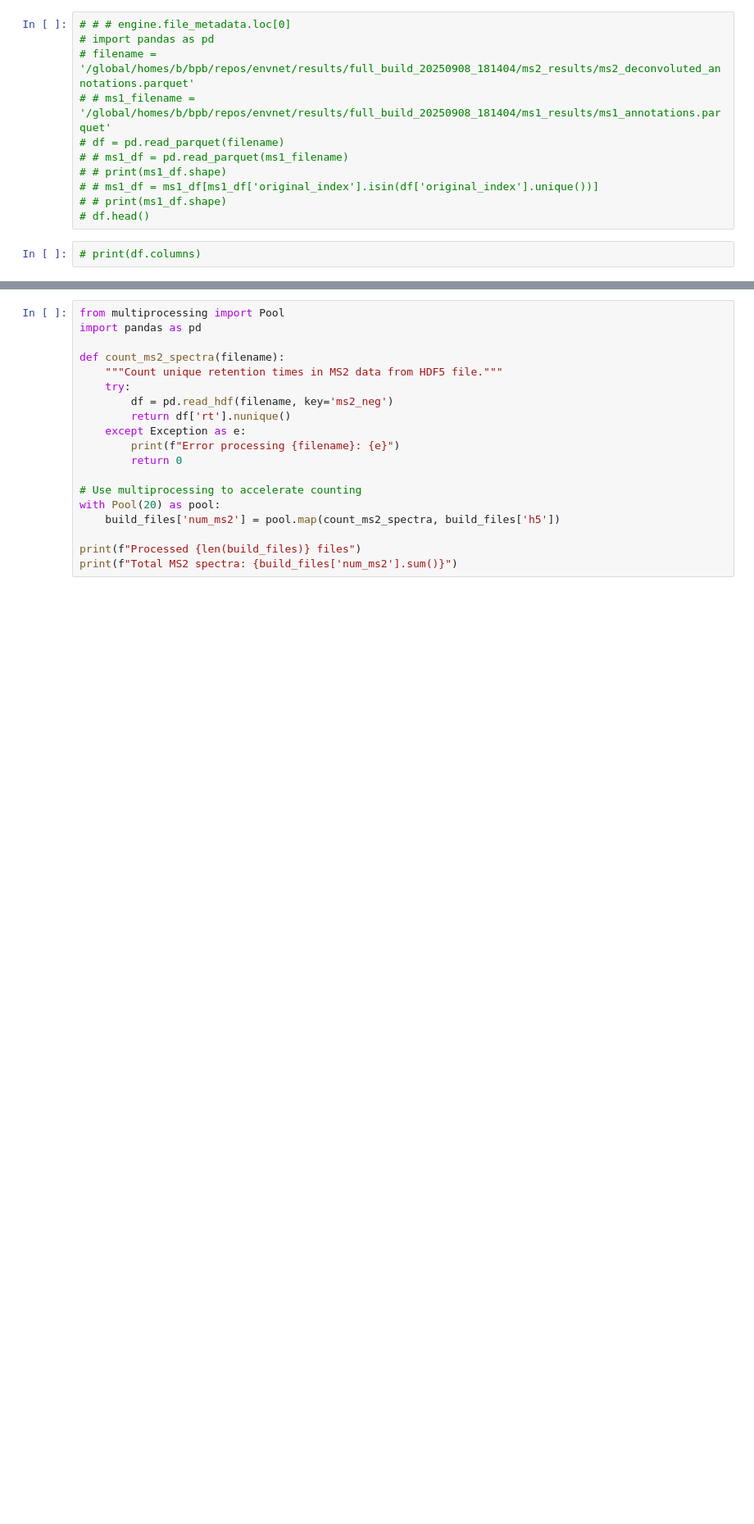
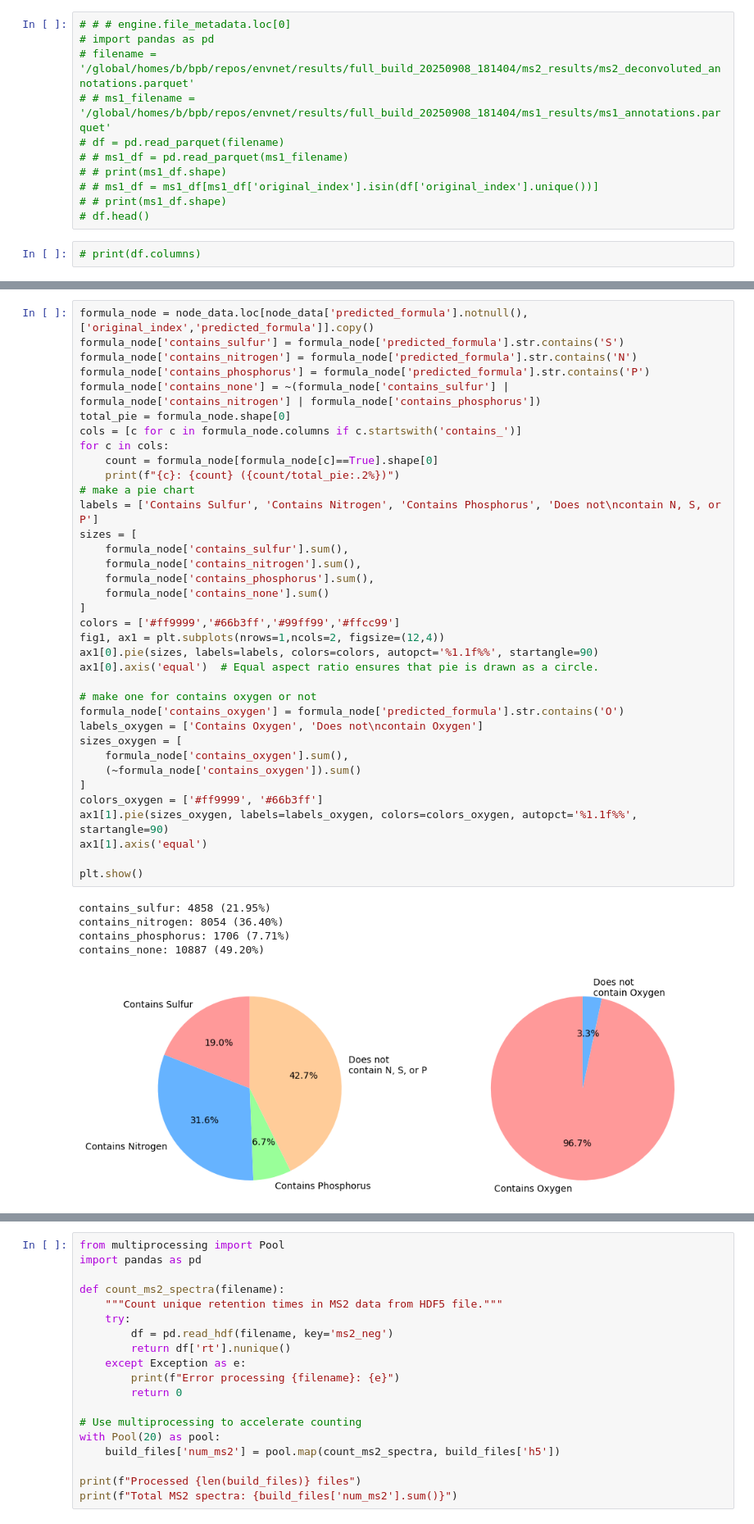
Before and after one commit to biorack/envnet, a Jupyter notebook: notebooks/make_components_of_figure1.ipynb, the cells around one changed output, grey strips where cells are left out. Shown at 82% size. Drawn from its saved outputs; the diff is of its cells as text; blank space fills up the shorter version.

```diff
--- a/notebooks/make_components_of_figure1.ipynb
+++ b/notebooks/make_components_of_figure1.ipynb
@@ -112,0 +159,42 @@ Columns: ['original_index', 'num_datapoints', 'rt_peak', 'peak_height', 'peak_ar
+# %%
+formula_node = node_data.loc[node_data['predicted_formula'].notnull(),['original_index','predicted_formula']].copy()
+formula_node['contains_sulfur'] = formula_node['predicted_formula'].str.contains('S')
+formula_node['contains_nitrogen'] = formula_node['predicted_formula'].str.contains('N')
+formula_node['contains_phosphorus'] = formula_node['predicted_formula'].str.contains('P')
+formula_node['contains_none'] = ~(formula_node['contains_sulfur'] | formula_node['contains_nitrogen'] | formula_node['contains_phosphorus'])
+total_pie = formula_node.shape[0]
+cols = [c for c in formula_node.columns if c.startswith('contains_')]
+for c in cols:
+    count = formula_node[formula_node[c]==True].shape[0]
+    print(f"{c}: {count} ({count/total_pie:.2%})")
+# make a pie chart
+labels = ['Contains Sulfur', 'Contains Nitrogen', 'Contains Phosphorus', 'Does not\ncontain N, S, or P']
+sizes = [
+    formula_node['contains_sulfur'].sum(),
+    formula_node['contains_nitrogen'].sum(),
+    formula_node['contains_phosphorus'].sum(),
+    formula_node['contains_none'].sum()
+]
+colors = ['#ff9999','#66b3ff','#99ff99','#ffcc99']
+fig1, ax1 = plt.subplots(nrows=1,ncols=2, figsize=(12,4))
+ax1[0].pie(sizes, labels=labels, colors=colors, autopct='%1.1f%%', startangle=90)
+ax1[0].axis('equal')  # Equal aspect ratio ensures that pie is drawn as a circle.
+
+# make one for contains oxygen or not
+formula_node['contains_oxygen'] = formula_node['predicted_formula'].str.contains('O')
+labels_oxygen = ['Contains Oxygen', 'Does not\ncontain Oxygen']
+sizes_oxygen = [
+    formula_node['contains_oxygen'].sum(),
+    (~formula_node['contains_oxygen']).sum()
+]
+colors_oxygen = ['#ff9999', '#66b3ff']
+ax1[1].pie(sizes_oxygen, labels=labels_oxygen, colors=colors_oxygen, autopct='%1.1f%%', startangle=90)
+ax1[1].axis('equal')
+
+plt.show()
+# %% [output]
+contains_sulfur: 4858 (21.95%)
+contains_nitrogen: 8054 (36.40%)
+contains_phosphorus: 1706 (7.71%)
+contains_none: 10887 (49.20%)
+[figure, added]
```
Also changed, not shown: parts of 27 cells of this notebook, 5 other files.
